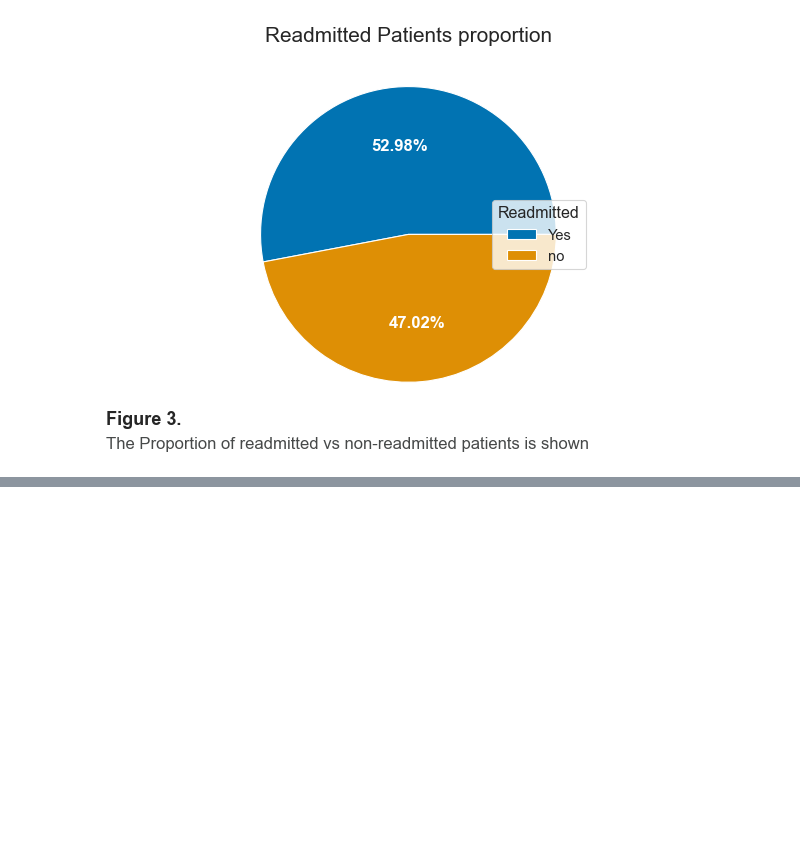
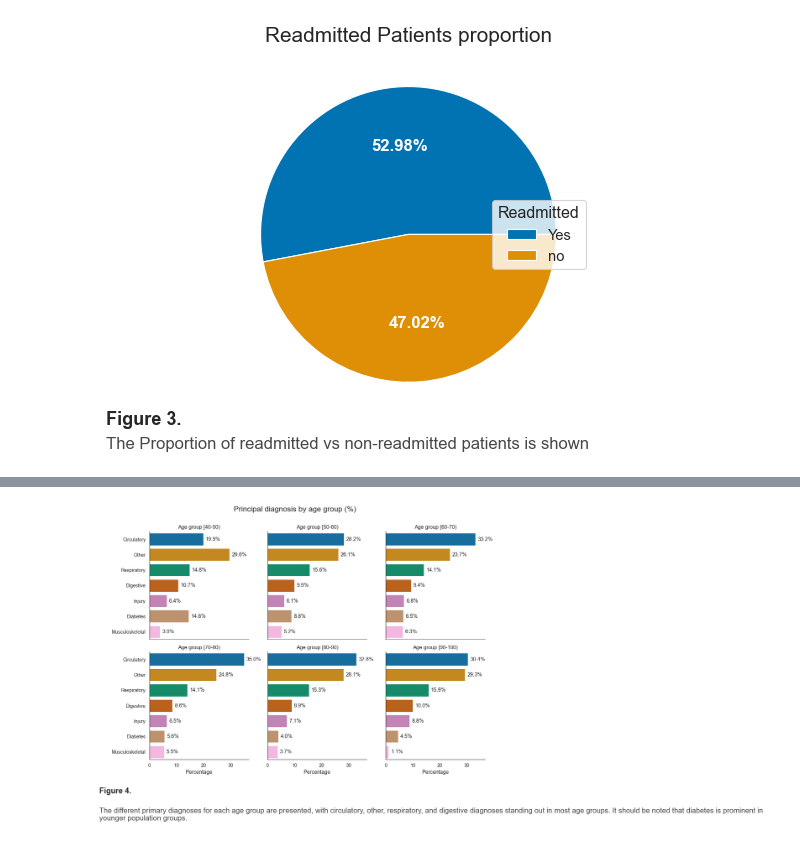
Before and after one commit to SirTee12/Reducing-Hospital-Readmission, a Jupyter notebook: Reducing-Hospital-Readmissions.ipynb, the cells around one changed output, grey strips where cells are left out. Saved outputs shown, nothing was run; the diff lists cells and outputs as text; code cells hidden in the pictures; blank space fills up the shorter version.

Commit message:
plot of primary diagnosis per age group

```diff
--- a/Reducing-Hospital-Readmissions.ipynb
+++ b/Reducing-Hospital-Readmissions.ipynb
@@ -389,0 +407,43 @@ plt.show()
+# %%
+# print title
+# set figure style
+sns.set_style('white')
+#fig, ax = plt.subplots(figsize = (20,10)) # create a sublot container
+
+# specify for the first diagnosis
+diagnosis_1 = hospital_read[hospital_read['diag_1'] != 'Missing']
+
+# plot a coutplot
+diagnosis_1 = diagnosis_1.groupby(by = 'age').diag_1.value_counts(normalize = True).mul(100).reset_index(name = 'percent')\
+             .rename(columns={'level_1':'diag_1'})
+order = ['Circulatory','Other','Respiratory','Digestive','Injury','Diabetes','Musculoskeletal']
+
+primary_diagnosis = sns.catplot(data = diagnosis_1, y = 'diag_1',
+                                 x = 'percent', col = 'age',
+                                 col_wrap = 3, kind = 'bar',
+                                 height = 4, legend = True,
+                                 orient = 'h', order = order,
+                                )
+#Tunning visuals
+primary_diagnosis.set_axis_labels('Percentage','')
+primary_diagnosis.set_titles('Age group {col_name}')
+primary_diagnosis.figure.subplots_adjust(wspace=0.19)
+primary_diagnosis.fig.suptitle('Principal diagnosis by age group (%)',y=1.05,fontsize='x-large')
+
+#primary_diagnosis.set_axis_labels('Percentage')
+fig.suptitle('Primary diagnosis by age Group (%)', y = 1.03,
+                              fontsize = 'xx-large')
+
+#Adding % values by iterating through the axes and his containers
+
+for ax in primary_diagnosis.axes.flat:
+    for c in ax.containers:
+        labels = [f'{(v.get_width().round(1))}%' for v in c]
+        ax.bar_label(c, labels=labels, label_type='edge',padding=5)
+
+fig2_primary_diagnosis = set_fig_caption(primary_diagnosis.figure,4,gap=0.08,y=-0.05,
+                                           size=16,
+                                           caption='The different primary diagnoses for each age group are presented, with circulatory, other, respiratory, and digestive diagnoses standing out in most age groups. It should be noted that diabetes is prominent in \nyounger population groups.')
+plt.show()
+# %% [output]
+[figure, added]
```
Also changed, not shown: parts of 4 cells of this notebook.
